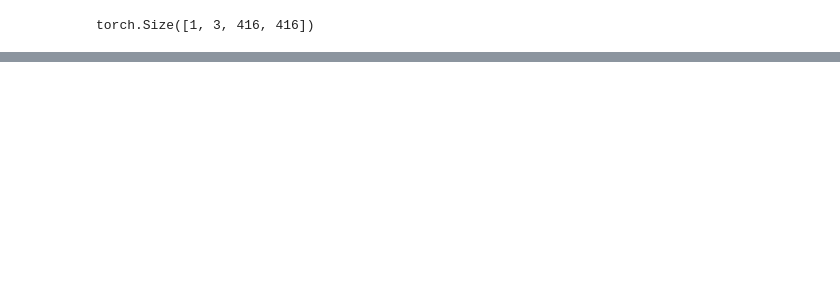
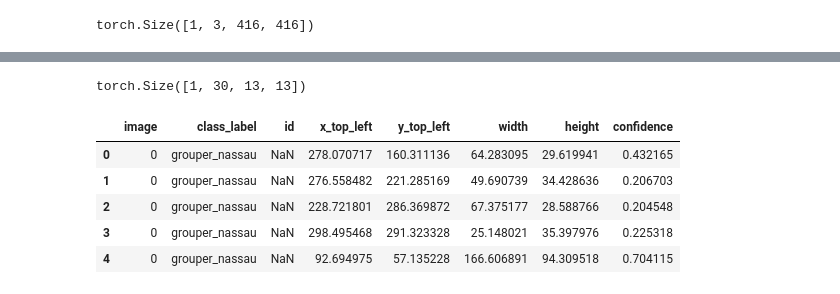
Before and after one commit to vpabba03/Grouper_Moon_Detection, a Jupyter notebook: wildme_model/wildme_model_testing.ipynb, the cells around one changed output, grey strips where cells are left out. Saved outputs shown, nothing was run; the diff lists cells and outputs as text; code cells hidden in the pictures; blank space fills up the shorter version.

```diff
--- a/wildme_model/wildme_model_testing.ipynb
+++ b/wildme_model/wildme_model_testing.ipynb
@@ -64,6 +156,6 @@ YoloV4(
 import cv2
 import numpy as np
 # %%
-image_path = "3_8_2024_0U1A0590_04861.png"
+image_path = "test_frames/frame_000060.PNG"
 image = cv2.imread(image_path)
-image = cv2.cvtColor(image, cv2.COLOR_BGR2RGB)
+image = cv2.cvtColor(image, cv2.COLOR_RGB2BGR)
@@ -70,5 +166,6 @@ image = cv2.cvtColor(image, cv2.COLOR_BGR2RGB)
 # %%
-resized_image = cv2.resize(image, params.input_dimension)
-resized_image = resized_image.astype(np.float32) / 255.0
+image = cv2.resize(image, params.input_dimension)
+resized_image = image.astype(np.float64)
 resized_image = np.transpose(resized_image, (2, 0, 1))
 resized_image = np.expand_dims(resized_image, axis=0)
+resized_image = np.vstack(resized_image).astype(np.float64)
@@ -75,5 +174,6 @@ resized_image = np.expand_dims(resized_image, axis=0)
 # %%
-input_tensor = torch.from_numpy(resized_image)
+#input_tensor = torch.from_numpy(resized_image).unsqueeze(0).type(torch.DoubleTensor)
+input_tensor = torch.as_tensor(np.array(resized_image).astype('float')).unsqueeze(0).type(torch.DoubleTensor)
 # %%
 input_tensor.shape
 # %% [output]
@@ -107,0 +204,4 @@ detections
+# %%
+detections.shape
+# %% [output]
+torch.Size([1, 30, 13, 13])
@@ -107,0 +210,16 @@ detections
+# %%
+postprocess = ln.data.transform.Compose([
+    ln.data.transform.GetBoundingBoxes(len(params.class_label_map), model.anchors, 0.2),
+    ln.data.transform.NonMaxSuppression(0.5),
+    ln.data.transform.TensorToBrambox(params.input_dimension, params.class_label_map)
+])
+# %%
+bboxes = postprocess(detections)
+bboxes[0:5]
+# %% [output]
+|  | image | class_label | id | x_top_left | y_top_left | width | height | confidence |
+| 0 | 0 | grouper_nassau | NaN | 278.070717 | 160.311136 | 64.283095 | 29.619941 | 0.432165 |
+| 1 | 0 | grouper_nassau | NaN | 276.558482 | 221.285169 | 49.690739 | 34.428636 | 0.206703 |
+| 2 | 0 | grouper_nassau | NaN | 228.721801 | 286.369872 | 67.375177 | 28.588766 | 0.204548 |
+| 3 | 0 | grouper_nassau | NaN | 298.495468 | 291.323328 | 25.148021 | 35.397976 | 0.225318 |
+| 4 | 0 | grouper_nassau | NaN | 92.694975 | 57.135228 | 166.606891 | 94.309518 | 0.704115 |
```
Also changed, not shown: parts of 20 cells of this notebook.
